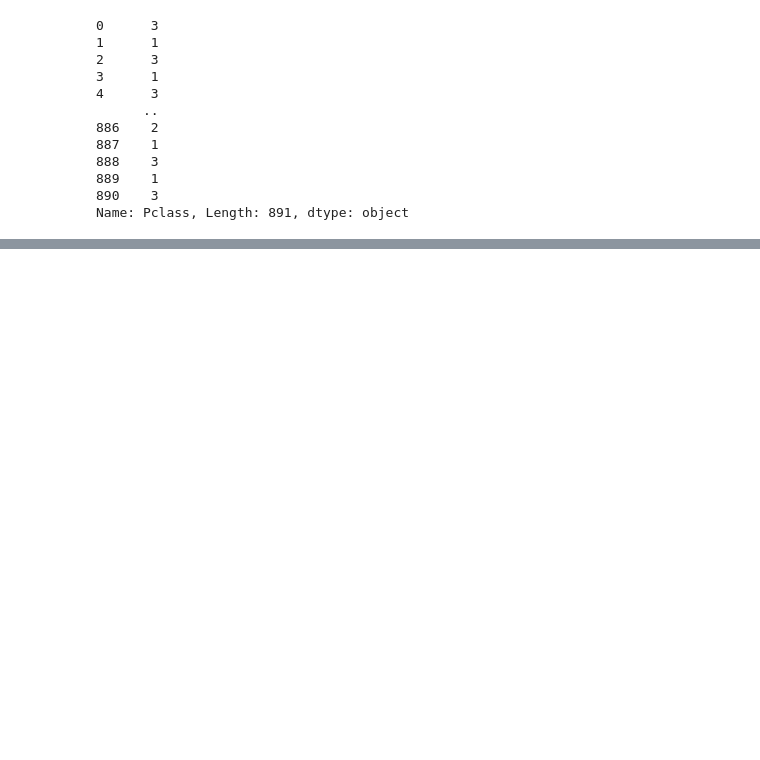
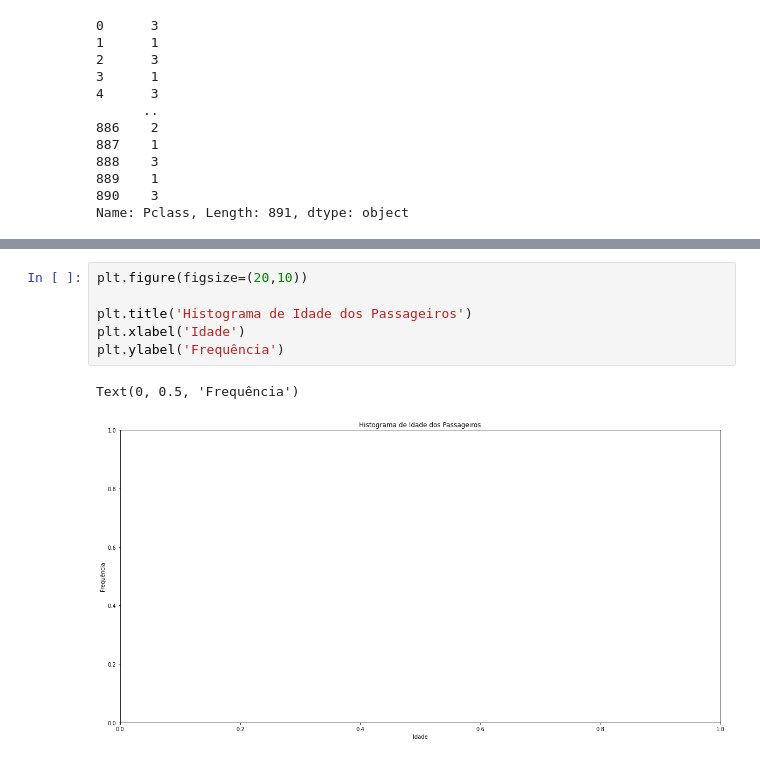
Before and after one commit to davids2503/data-science-study-group, a Jupyter notebook: apart_variable.ipynb, the cells around one changed output, grey strips where cells are left out. Drawn from its saved outputs; the diff is of its cells as text; blank space fills up the shorter version.

```diff
--- a/apart_variable.ipynb
+++ b/apart_variable.ipynb
@@ -84,0 +103,9 @@ Name: Pclass, Length: 891, dtype: object
+# %%
+plt.figure(figsize=(20,10))
+
+plt.title('Histograma de Idade dos Passageiros')
+plt.xlabel('Idade')
+plt.ylabel('Frequência')
+# %% [output]
+Text(0, 0.5, 'Frequência')
+[figure, added]
```
Also changed, not shown: parts of 6 cells of this notebook.
